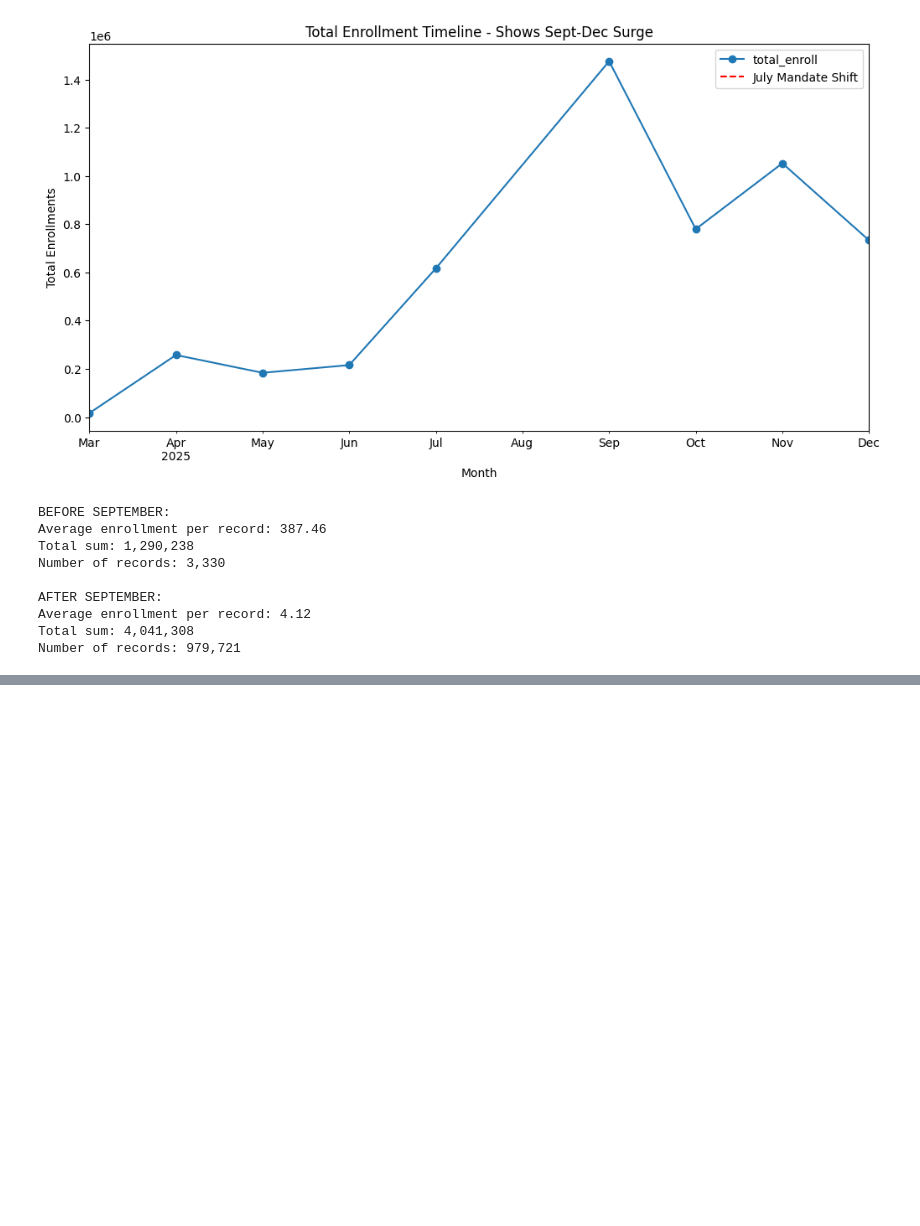
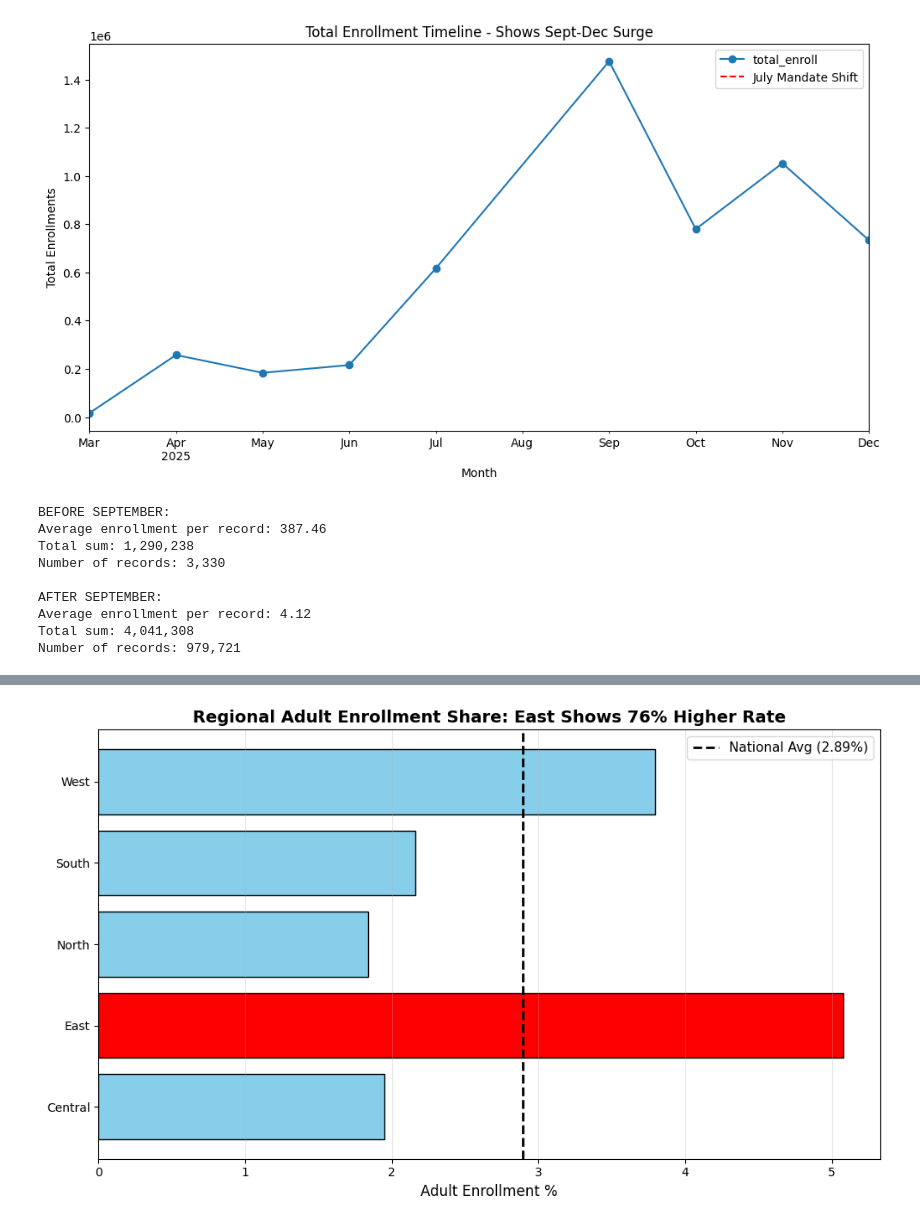
Before and after one commit to medisumeet/UIDAI-Hackathon-2026, a Jupyter notebook: uidai.ipynb, the cells around one changed output, grey strips where cells are left out. Saved outputs shown, nothing was run; the diff lists cells and outputs as text; code cells hidden in the pictures; blank space fills up the shorter version.

```diff
--- a/uidai.ipynb
+++ b/uidai.ipynb
@@ -779,0 +887,19 @@ df
+# %%
+# PLOT 2: Regional Adult Percentage
+plt.figure(figsize=(10, 6))
+
+regions = regional.index
+adult_pct = regional['adult_pct']
+colors = ['red' if r == 'East' else 'skyblue' for r in regions]
+
+plt.barh(regions, adult_pct, color=colors, edgecolor='black')
+plt.axvline(x=2.89, color='black', linestyle='--', linewidth=2, label='National Avg (2.89%)')
+plt.xlabel('Adult Enrollment %', fontsize=12)
+plt.title('Regional Adult Enrollment Share: East Shows 76% Higher Rate', fontsize=14, fontweight='bold')
+plt.legend(fontsize=11)
+plt.grid(True, alpha=0.3, axis='x')
+plt.tight_layout()
+plt.savefig('plot2_regional.png', dpi=300)
+plt.show()
+# %% [output]
+[figure, added]
```
Also changed, not shown: parts of 24 cells of this notebook.
